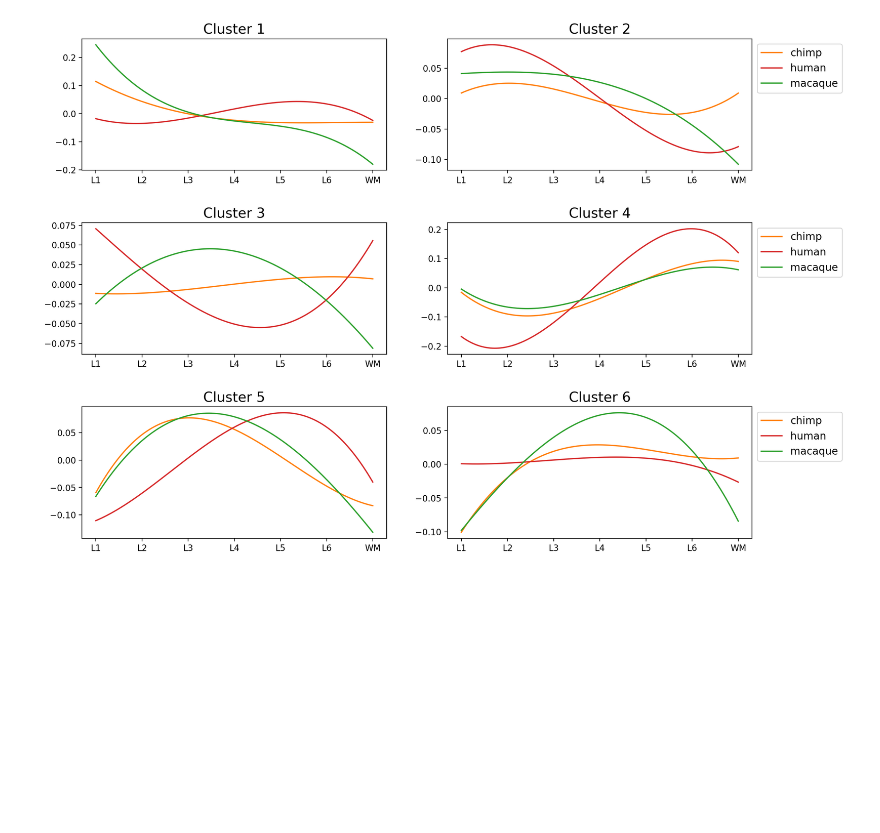
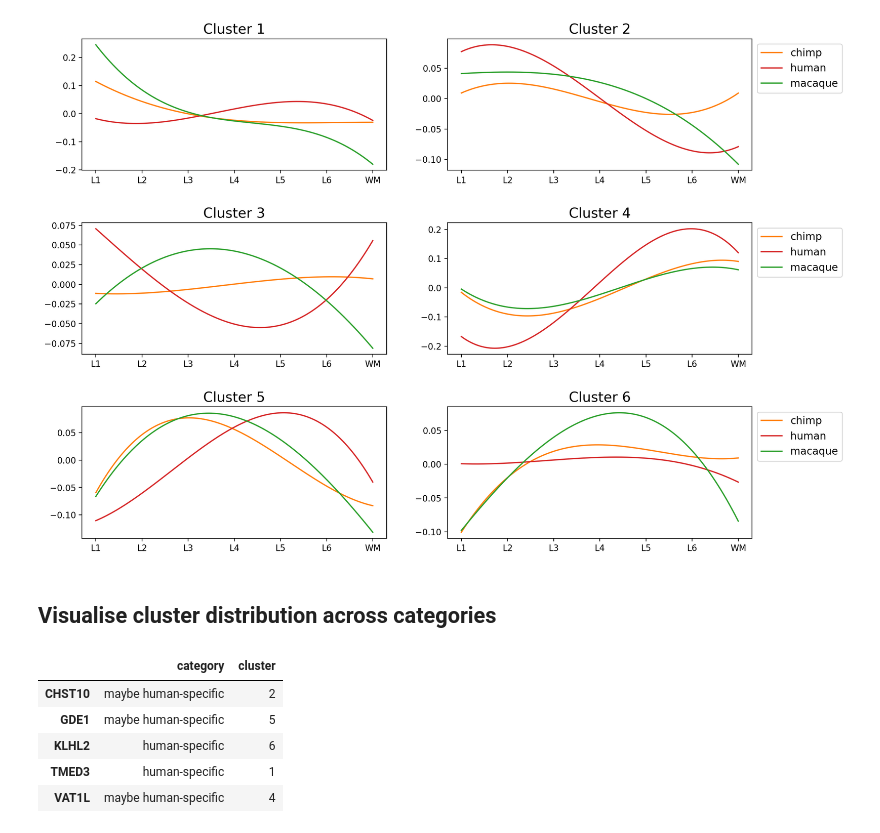
Before and after one commit to Claptar/spatialMPFC, a Jupyter notebook: human_specific_genes/clustering.ipynb, the cells around one changed output. Drawn from its saved outputs; the diff is of its cells as text; code cells hidden in the pictures; blank space fills up the shorter version.

```diff
--- a/human_specific_genes/clustering.ipynb
+++ b/human_specific_genes/clustering.ipynb
@@ -73,10 +75,10 @@ AnnData object with n_obs × n_vars = 89 × 9209
 ## Human-specific genes
 # %%
 filepath = f'data/human_specific_genes/gene_groups.csv'
-labels = pd.read_csv(filepath, index_col=0)['label']
-labels = labels[labels.isin(["human-specific", "maybe human-specific"])].dropna()
-hs_genes = labels.index
-labels.head()
+category_labels = pd.read_csv(filepath, index_col=0)['label']
+category_labels = category_labels[category_labels.isin(["human-specific", "maybe human-specific"])].dropna()
+hs_genes = category_labels.index
+category_labels.head()
 # %% [output]
 CHST10    maybe human-specific
 GDE1      maybe human-specific
@@ -278,3 +280,5 @@ plt.savefig(f'{figures_dir}/human_specific_genes_profiles_splines.pdf', bbox_inc
 plt.show()
 # %% [output]
 [figure]
+# %% [markdown]
+## Visualise cluster distribution across categories
@@ -280,0 +287,12 @@ plt.show()
+# %%
+labels.name = 'cluster'
+merge_df = category_labels.to_frame().merge(labels, left_index=True, right_index=True)
+merge_df.columns = ['category', 'cluster']
+merge_df.head()
+# %% [output]
+|  | category | cluster |
+| CHST10 | maybe human-specific | 2 |
+| GDE1 | maybe human-specific | 5 |
+| KLHL2 | human-specific | 6 |
+| TMED3 | human-specific | 1 |
+| VAT1L | maybe human-specific | 4 |
```
Also changed, not shown: parts of 7 cells of this notebook.
